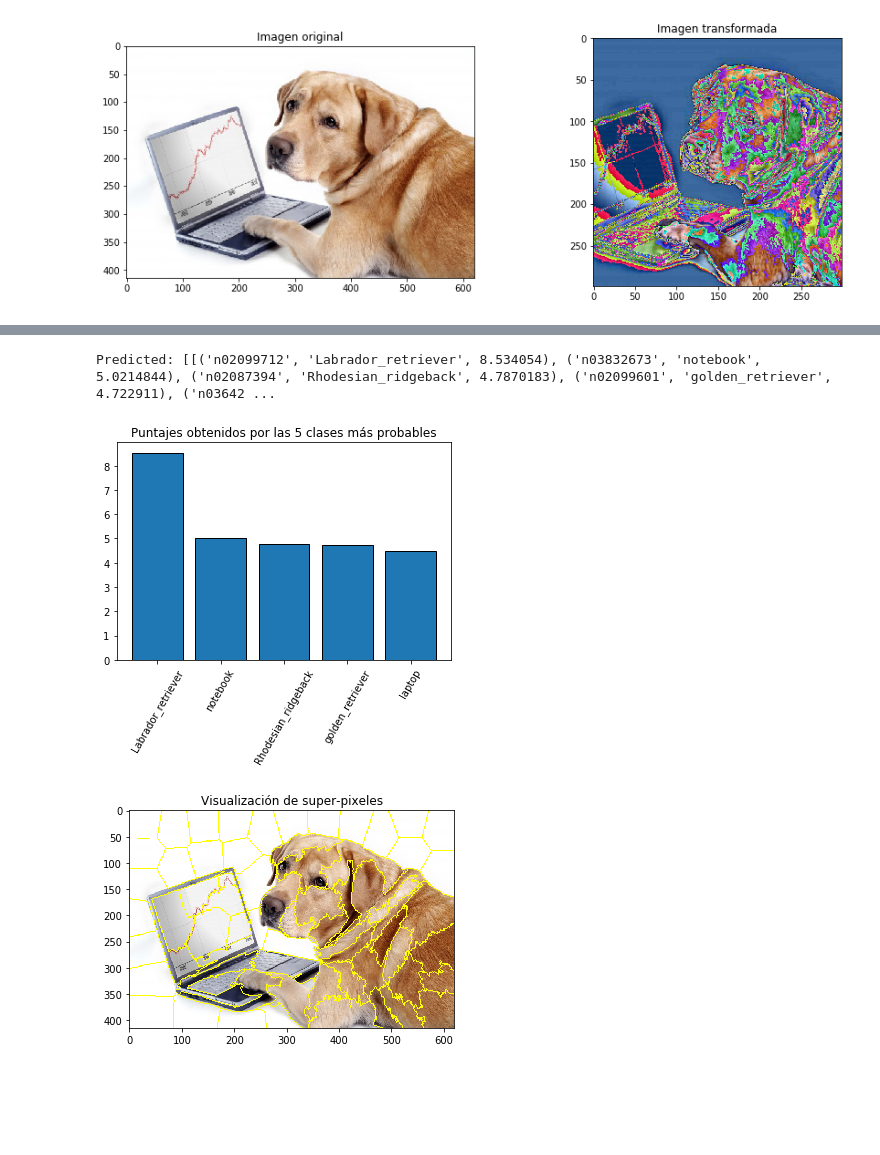
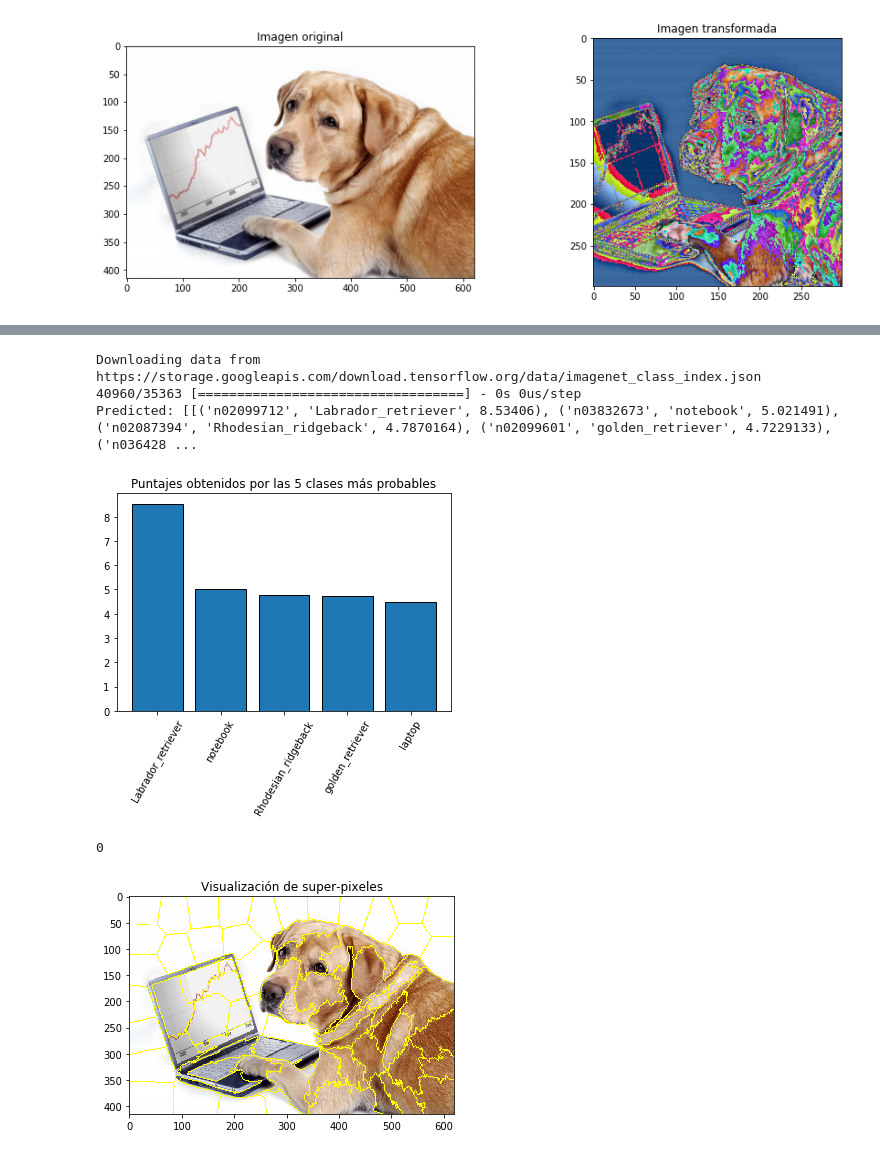
Before and after one commit to pedropereze/Tarea-2, a Jupyter notebook: tarea2.ipynb, the cells around one changed output, grey strips where cells are left out. Drawn from its saved outputs; the diff is of its cells as text; code cells hidden in the pictures; blank space fills up the shorter version.

Commit message:
Corrección clusterizacion

```diff
--- a/tarea2.ipynb
+++ b/tarea2.ipynb
@@ -31,14 +34,14 @@ plt.show()
 # %% [output]
 [figure]
 # %%
-from keras.applications.inception_v3 import InceptionV3
+#from keras.applications.inception_v3 import InceptionV3
 from keras.applications.imagenet_utils import decode_predictions
 from torchvision import models
 import torch
 
 #Se carga y entrena la red Inception V3
 
-model= models.inception_v3(pretrained=True)
-batch_t=torch.unsqueeze(img_t,0)
+model = torch.hub.load('pytorch/vision:v0.6.0', 'inception_v3', pretrained=True)
+model.eval()
 # %% [output]
 Using TensorFlow backend.
@@ -45,32 +67,45 @@ Using TensorFlow backend.
 # %%
 #Se hacen las predicciones para la imagen de control
 #Se imprimen las diez primeras predicciones y se grafican los puntajes de los
 #5 primeros
 
-model.eval()
-preds = model(batch_t)
-print('Predicted:', decode_predictions(preds.detach().numpy(), top=10))
+input_batch = img_t.unsqueeze(0)
+
+
+if torch.cuda.is_available():
+    input_batch = input_batch.to('cuda')
+    model.to('cuda')
+
+with torch.no_grad():
+  preds = model(input_batch)
+
+
+print('Predicted:', decode_predictions(preds.cpu().detach().numpy(), top=10))
 
 
 labels=[]
 scores=np.zeros(5)
 for i in range(5):
-    labels.append(decode_predictions(preds.detach().numpy(), top=10)[0][i][1])
-    scores[i]=decode_predictions(preds.detach().numpy(), top=10)[0][i][2]
+    labels.append(decode_predictions(preds.cpu().detach().numpy(), top=10)[0][i][1])
+    scores[i]=decode_predictions(preds.cpu().detach().numpy(), top=10)[0][i][2]
 
 plt.bar(range(5), scores, edgecolor='black')
 
 plt.xticks(range(5), labels, rotation=60)
 plt.title("Puntajes obtenidos por las 5 clases más probables")
 plt.show()
 # %% [output]
-Predicted: [[('n02099712', 'Labrador_retriever', 8.534054), ('n03832673', 'notebook', 5.0214844), ('n02087394', 'Rhodesian_ridgeback', 4.7870183), ('n02099601', 'golden_retriever', 4.722911), ('n03642 ...
+Downloading data from https://storage.googleapis.com/download.tensorflow.org/data/imagenet_class_index.json
+40960/35363 [==================================] - 0s 0us/step
+Predicted: [[('n02099712', 'Labrador_retriever', 8.53406), ('n03832673', 'notebook', 5.021491), ('n02087394', 'Rhodesian_ridgeback', 4.7870164), ('n02099601', 'golden_retriever', 4.7229133), ('n036428 ...
-[figure, old version]
+[figure, new version]
 # %%
 from skimage.segmentation import slic
 #Crea el slic pedido, arreglo 299 x 299
 slic_1=slic(transforms.ToPILImage()(img_t),n_segments=80)
-n_cat=np.amax(slic_1)  #Se generaron 36 categorias (clusters del 0 al 35)
+n_cat=np.amax(slic_1)  + 1 #Parten desde la categoria 0
+# %% [output]
+0
 # %%
 from skimage.segmentation import slic
 from skimage import segmentation
```
Also changed, not shown: parts of 17 cells of this notebook.
